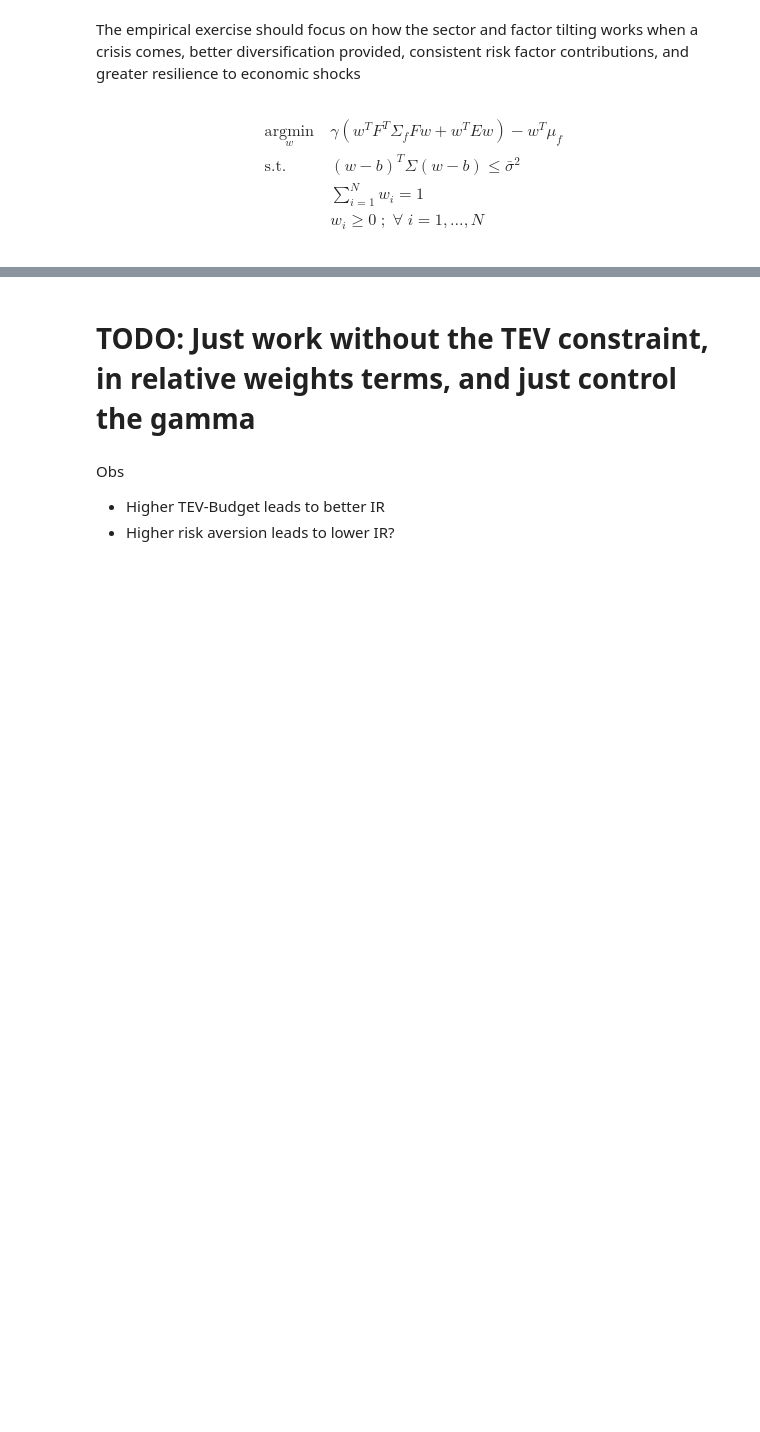
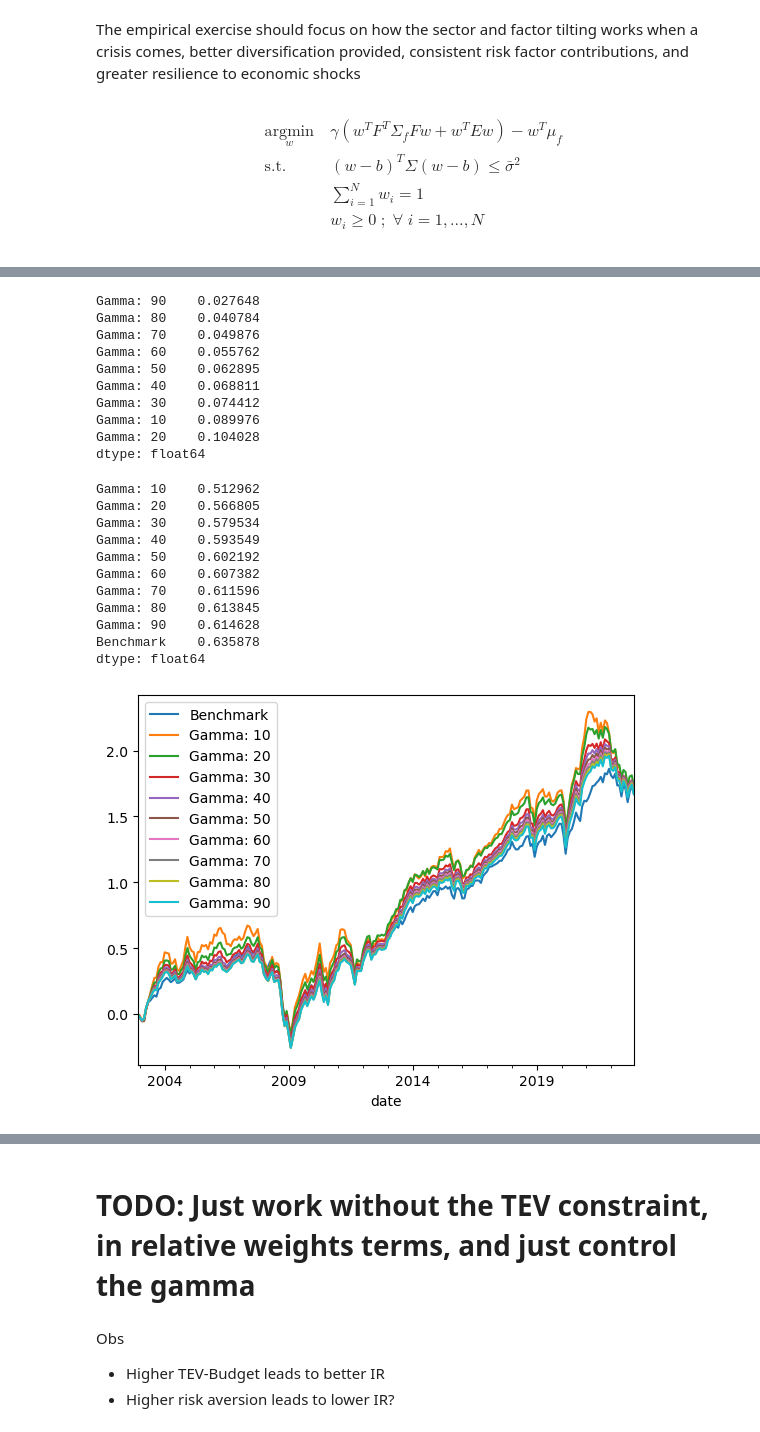
Before and after one commit to fcoibanez/regimeaware, a Jupyter notebook: notebooks/empirical.ipynb, the cells around one changed output, grey strips where cells are left out. Cells and saved outputs as stored; diff of their text form; code cells hidden in the pictures; blank space fills up the shorter version.

Commit message:
adding initial figures and other fixes

```diff
--- a/notebooks/empirical.ipynb
+++ b/notebooks/empirical.ipynb
@@ -11,10 +11,11 @@ import cvxpy as cp
 from tqdm.notebook import tqdm
 from regimeaware.routines import cfg
 from itertools import product
+from scipy.stats import entropy
 from regimeaware.core import utils
 
 # rebalance_dts = pd.date_range(start=cfg.bt_start_dt, end=cfg.bt_end_dt, freq=cfg.rebalance_freq)
-rebalance_dts = pd.date_range(start=cfg.bt_start_dt, end=cfg.bt_end_dt, freq='Q')
+rebalance_dts = pd.date_range(start=cfg.bt_start_dt, end=cfg.bt_end_dt, freq='M')
 
 # Data
 rt_ff = pd.read_pickle(f'{cfg.data_fldr}/ff.pkl')[cfg.factor_set]
@@ -125,2 +111,0 @@ dtype: float64
-# %%
-rt.add(1).groupby(pd.Grouper(freq='Q')).prod().sub(1).replace(0, np.nan)
@@ -220,0 +112,42 @@ dtype: float64
+# %%
+
+collect_bt = {}
+for g in cfg.gamma_iter:
+    wt = wts.xs(g)
+    collect_bt[g] = wt.shift(1).mul(rt).dropna(how='all').sum(axis=1)
+
+bt = pd.DataFrame.from_dict(collect_bt)
+bt = bt.reindex(bm.index).fillna(0)
+bt.columns = [f'Gamma: {x}' for x in bt.columns]
+
+df = bm.to_frame(name='Benchmark').join(bt.add(1).cumprod())
+df.apply(np.log).plot()
+
+tracking = df.pct_change().sub(df['Benchmark'].pct_change(), axis=0).drop('Benchmark', axis=1)
+ir = tracking.mean().div(tracking.std()).mul(np.sqrt(12))
+sr = df.pct_change().mean().div(df.pct_change().std()).mul(np.sqrt(12))
+display(ir.sort_values())
+display(sr.sort_values())
+# %% [output]
+Gamma: 90    0.027648
+Gamma: 80    0.040784
+Gamma: 70    0.049876
+Gamma: 60    0.055762
+Gamma: 50    0.062895
+Gamma: 40    0.068811
+Gamma: 30    0.074412
+Gamma: 10    0.089976
+Gamma: 20    0.104028
+dtype: float64
+Gamma: 10    0.512962
+Gamma: 20    0.566805
+Gamma: 30    0.579534
+Gamma: 40    0.593549
+Gamma: 50    0.602192
+Gamma: 60    0.607382
+Gamma: 70    0.611596
+Gamma: 80    0.613845
+Gamma: 90    0.614628
+Benchmark    0.635878
+dtype: float64
+[figure, added]
```
Also changed, not shown: parts of 11 cells of this notebook, 3 other files.
